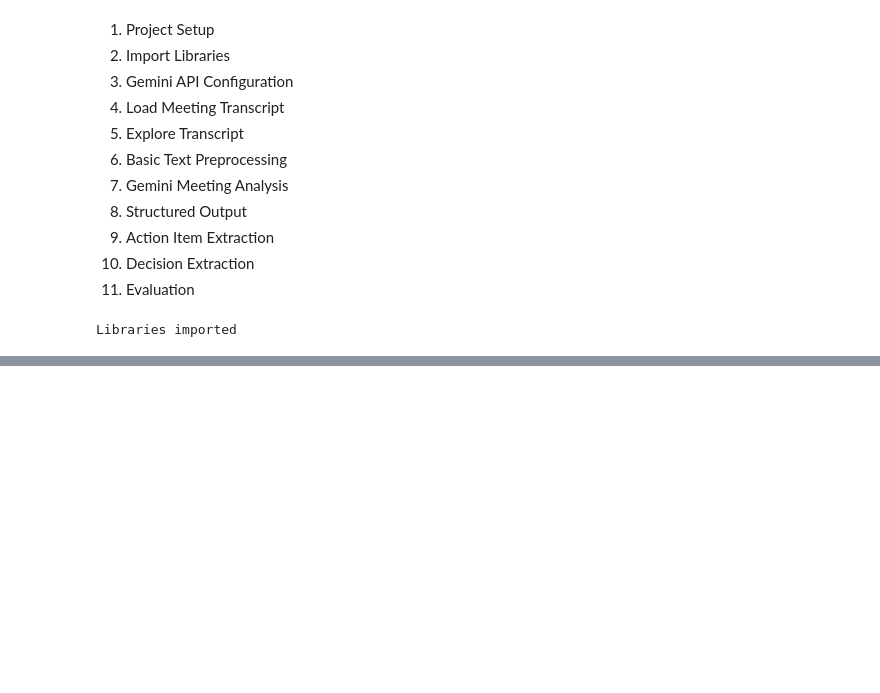
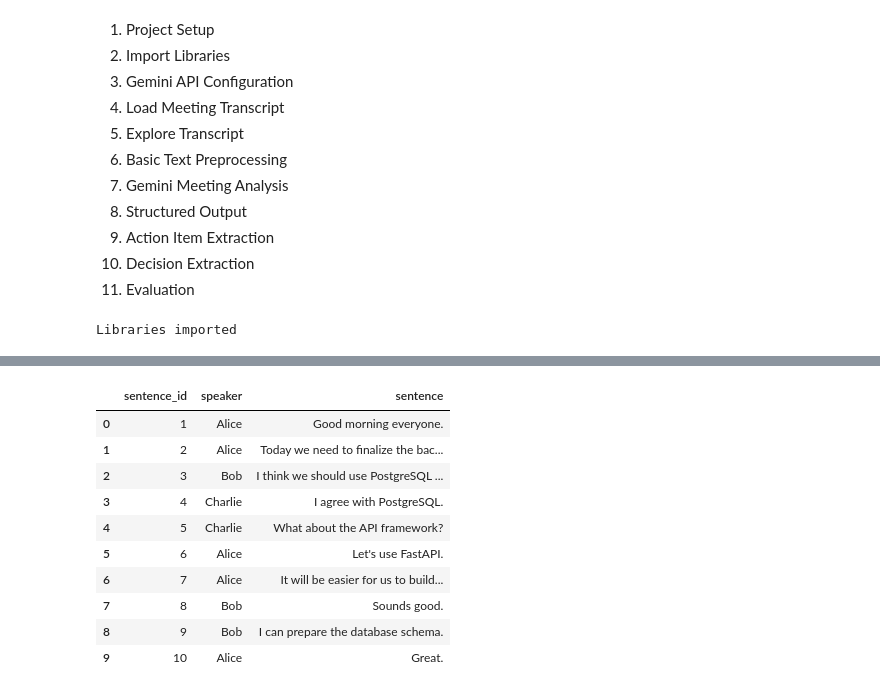
Before and after one commit to umang0015/Meeting-Intelligence-System, a Jupyter notebook: Meeting_Intelligence_System.ipynb, the cells around one changed output, grey strips where cells are left out. Drawn from its saved outputs; the diff is of its cells as text; code cells hidden in the pictures; blank space fills up the shorter version.

```diff
--- a/Meeting_Intelligence_System.ipynb
+++ b/Meeting_Intelligence_System.ipynb
@@ -43,0 +217,5 @@ print(response.text)
+# %%
+# load spacy
+import spacy
+nlp = spacy.load("en_core_web_sm")
+print("spacy loaded successfully")
@@ -43,0 +224,6 @@ print(response.text)
+# %%
+# test Sentence Segmentation
+text = conversation_df.iloc[0]["text"]
+doc = nlp(text)
+for i , sentence in enumerate(doc.sents, start=1):
+  print(f"Sentence{i}:{sentence.text}")
@@ -43,0 +233,17 @@ print(response.text)
+# %%
+# apply sentence segmentation to the whole meeting
+sentence_data= []
+for _, row in conversation_df.iterrows():
+  speaker = row["speaker"]
+  text = row["text"]
+
+  doc =  nlp(text)
+
+  for sentence in doc.sents:
+    sentence_data.append({
+        "speaker": speaker,
+        "sentence": sentence.text.strip()
+    })
+
+sentences_df = pd.DataFrame(sentence_data)
+sentences_df.head(10)
@@ -43,0 +293,21 @@ print(response.text)
+# %%
+sentences_df.insert(
+    0 ,
+    "sentence_id" ,
+    range(1 , len(sentences_df) + 1)
+
+)
+
+sentences_df.head(10)
+# %% [output]
+|  | sentence_id | speaker | sentence |
+| 0 | 1 | Alice | Good morning everyone. |
+| 1 | 2 | Alice | Today we need to finalize the bac... |
+| 2 | 3 | Bob | I think we should use PostgreSQL ... |
+| 3 | 4 | Charlie | I agree with PostgreSQL. |
+| 4 | 5 | Charlie | What about the API framework? |
+| 5 | 6 | Alice | Let's use FastAPI. |
+| 6 | 7 | Alice | It will be easier for us to build... |
+| 7 | 8 | Bob | Sounds good. |
+| 8 | 9 | Bob | I can prepare the database schema. |
+| 9 | 10 | Alice | Great. |
```
Also changed, not shown: parts of 36 cells of this notebook.
